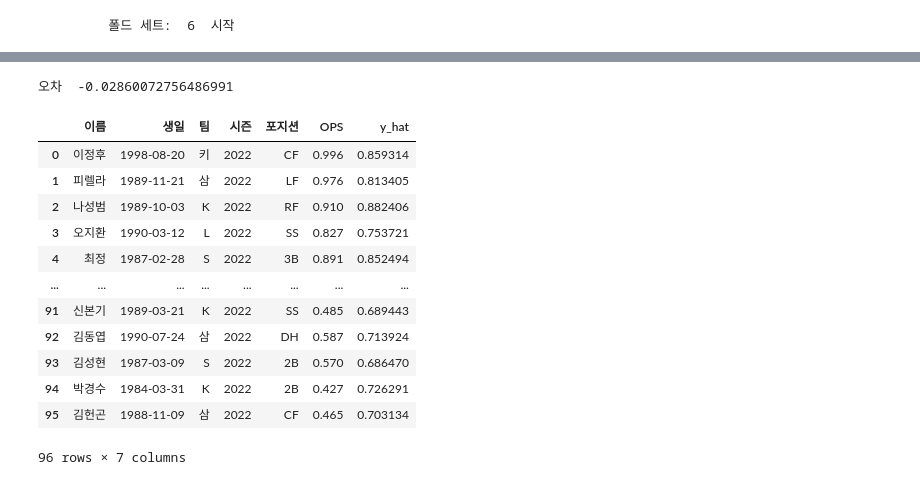
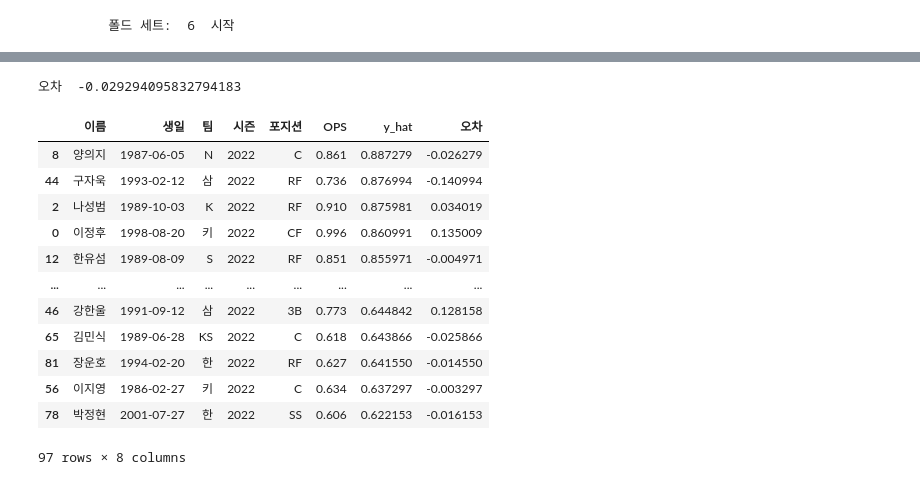
Before and after one commit to gmb408/OSSP-KBO-prediction, a Jupyter notebook: Model_Building.ipynb, the cells around one changed output, grey strips where cells are left out. Saved outputs shown, nothing was run; the diff lists cells and outputs as text; code cells hidden in the pictures.

```diff
--- a/Model_Building.ipynb
+++ b/Model_Building.ipynb
@@ -27,5 +22,6 @@ from sklearn.preprocessing import StandardScaler, MinMaxScaler
 # %%
 result = pd.read_csv("/content/statiz_Final.csv", index_col=0)
+result=result.reset_index(drop=True)
 # %%
 # 사용 features 명시
 infos = ['ID','이름','생일','팀','시즌','포지션','나이']
@@ -86,10 +57,6 @@ df
 # 학습시킬 모델
 model_dict = {'xgb':XGBRegressor(objective ='reg:squarederror',n_estimators=500, learning_rate=0.01 ,max_depth=3, random_state=99),
               'lgbm':LGBMRegressor(gamma= 0.5, learning_rate= 0.01, max_depth= 3, n_estimators= 1000, random_state= 99),
-              'rf':RandomForestRegressor(),
-              'svr':SVR(),
-              'knn':KNeighborsRegressor(),
-              'reg':LinearRegression(),
               'ridge':Ridge(alpha=10),
               'gbm' : GradientBoostingRegressor(learning_rate= 0.01, max_depth= 4, n_estimators= 500, random_state= 99)
               }
@@ -164,5 +93,6 @@ def get_stacking_base_datasets(model, train,test, n_folds ):
     return train_fold_pred , test_pred_mean
 # %%
+#학습용 데이터 ~2016 테스트데이터 2016~2021
 train = df[df['시즌'] < 2016].reset_index(drop=True)
 test = df[(df['시즌'] > 2015) & (2022 > df['시즌'])].reset_index(drop=True)
 
@@ -173,22 +103,10 @@ model = model_dict['lgbm']
 model2 = model_dict['xgb']
 model3 = model_dict['gbm']
 model4 = model_dict['ridge']
-
-
-test_error = []
-r2 = []
-
-#학습용 데이터 ~2016 테스트데이터 2016~2021
-train = df[df['시즌'] < 2016].reset_index(drop=True)
-test = df[(df['시즌'] > 2015) & (2022 > df['시즌'])].reset_index(drop=True)
-
-y_train = train[y_cols]
-y_test = test[y_cols]
-
 # 개별 기반 모델에서 최종 메타 모델이 사용할 학습 및 테스트용 데이터를 생성하기 위한 함수.
 
 # CV스태킹 알고리즘 각 모델에 적용
-xgb_train, xgb_test = get_stacking_base_datasets(model,train,test, 7)
+xgb_train, xgb_test = get_stacking_base_datasets(model,train,test,7)
 lgbm_train, lgbm_test = get_stacking_base_datasets(model2, train,test, 7)
 gbm_train, gbm_test = get_stacking_base_datasets(model3,train,test,  7)
 
@@ -264,34 +184,35 @@ test
 # %%
 result = pd.read_csv("/content/statiz_Final.csv", index_col=0)
 sample = test
 sample['y_hat'] = stack_final
 
 sample = sample[sample['시즌']==2021]
 
 new = ['이름','생일','y_hat']
 new2 = ['이름','생일','팀','시즌','포지션','OPS']
 sample = sample[new]
 
 predict = result[result['시즌']==2022] # 2018년도 데이터 프레임
 predict=predict[new2]
 
 final = pd.merge(predict, sample, on=('이름','생일'), how='inner')
 error = final['OPS'] - final['y_hat']
 print("오차 ",np.mean(error))
-
+final['오차'] = error
+final = final.sort_values('y_hat',ascending =False )
 final
 # %% [output]
-오차  -0.02860072756486991
+오차  -0.029294095832794183
-|  | 이름 | 생일 | 팀 | 시즌 | 포지션 | OPS | y_hat |
-| 0 | 이정후 | 1998-08-20 | 키 | 2022 | CF | 0.996 | 0.859314 |
-| 1 | 피렐라 | 1989-11-21 | 삼 | 2022 | LF | 0.976 | 0.813405 |
-| 2 | 나성범 | 1989-10-03 | K | 2022 | RF | 0.910 | 0.882406 |
-| 3 | 오지환 | 1990-03-12 | L | 2022 | SS | 0.827 | 0.753721 |
-| 4 | 최정 | 1987-02-28 | S | 2022 | 3B | 0.891 | 0.852494 |
-| ... | ... | ... | ... | ... | ... | ... | ... |
-| 91 | 신본기 | 1989-03-21 | K | 2022 | SS | 0.485 | 0.689443 |
-| 92 | 김동엽 | 1990-07-24 | 삼 | 2022 | DH | 0.587 | 0.713924 |
-| 93 | 김성현 | 1987-03-09 | S | 2022 | 2B | 0.570 | 0.686470 |
-| 94 | 박경수 | 1984-03-31 | K | 2022 | 2B | 0.427 | 0.726291 |
-| 95 | 김헌곤 | 1988-11-09 | 삼 | 2022 | CF | 0.465 | 0.703134 |
+|  | 이름 | 생일 | 팀 | 시즌 | 포지션 | OPS | y_hat | 오차 |
+| 8 | 양의지 | 1987-06-05 | N | 2022 | C | 0.861 | 0.887279 | -0.026279 |
+| 44 | 구자욱 | 1993-02-12 | 삼 | 2022 | RF | 0.736 | 0.876994 | -0.140994 |
+| 2 | 나성범 | 1989-10-03 | K | 2022 | RF | 0.910 | 0.875981 | 0.034019 |
+| 0 | 이정후 | 1998-08-20 | 키 | 2022 | CF | 0.996 | 0.860991 | 0.135009 |
+| 12 | 한유섬 | 1989-08-09 | S | 2022 | RF | 0.851 | 0.855971 | -0.004971 |
+| ... | ... | ... | ... | ... | ... | ... | ... | ... |
+| 46 | 강한울 | 1991-09-12 | 삼 | 2022 | 3B | 0.773 | 0.644842 | 0.128158 |
+| 65 | 김민식 | 1989-06-28 | KS | 2022 | C | 0.618 | 0.643866 | -0.025866 |
+| 81 | 장운호 | 1994-02-20 | 한 | 2022 | RF | 0.627 | 0.641550 | -0.014550 |
+| 56 | 이지영 | 1986-02-27 | 키 | 2022 | C | 0.634 | 0.637297 | -0.003297 |
+| 78 | 박정현 | 2001-07-27 | 한 | 2022 | SS | 0.606 | 0.622153 | -0.016153 |
-96 rows × 7 columns
+97 rows × 8 columns
```
Also changed, not shown: parts of 11 cells of this notebook.
